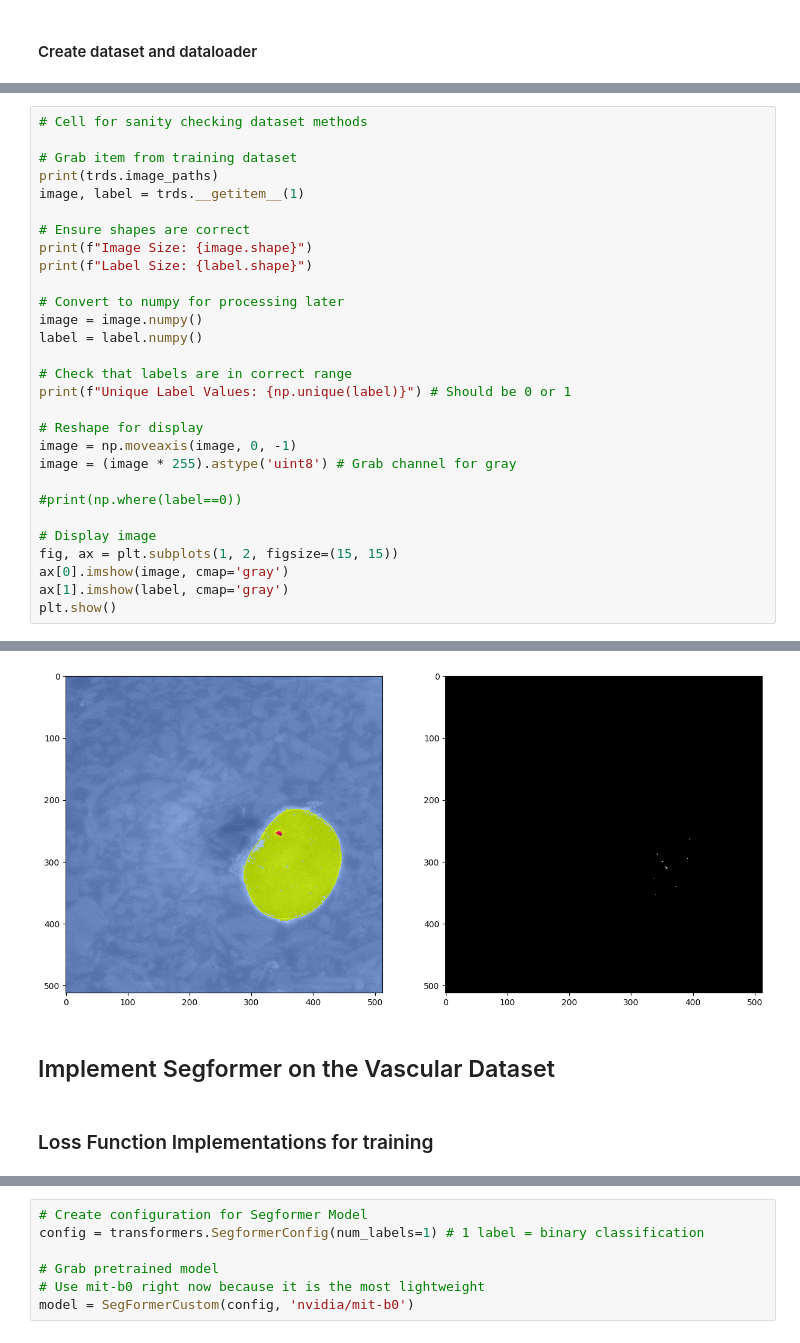
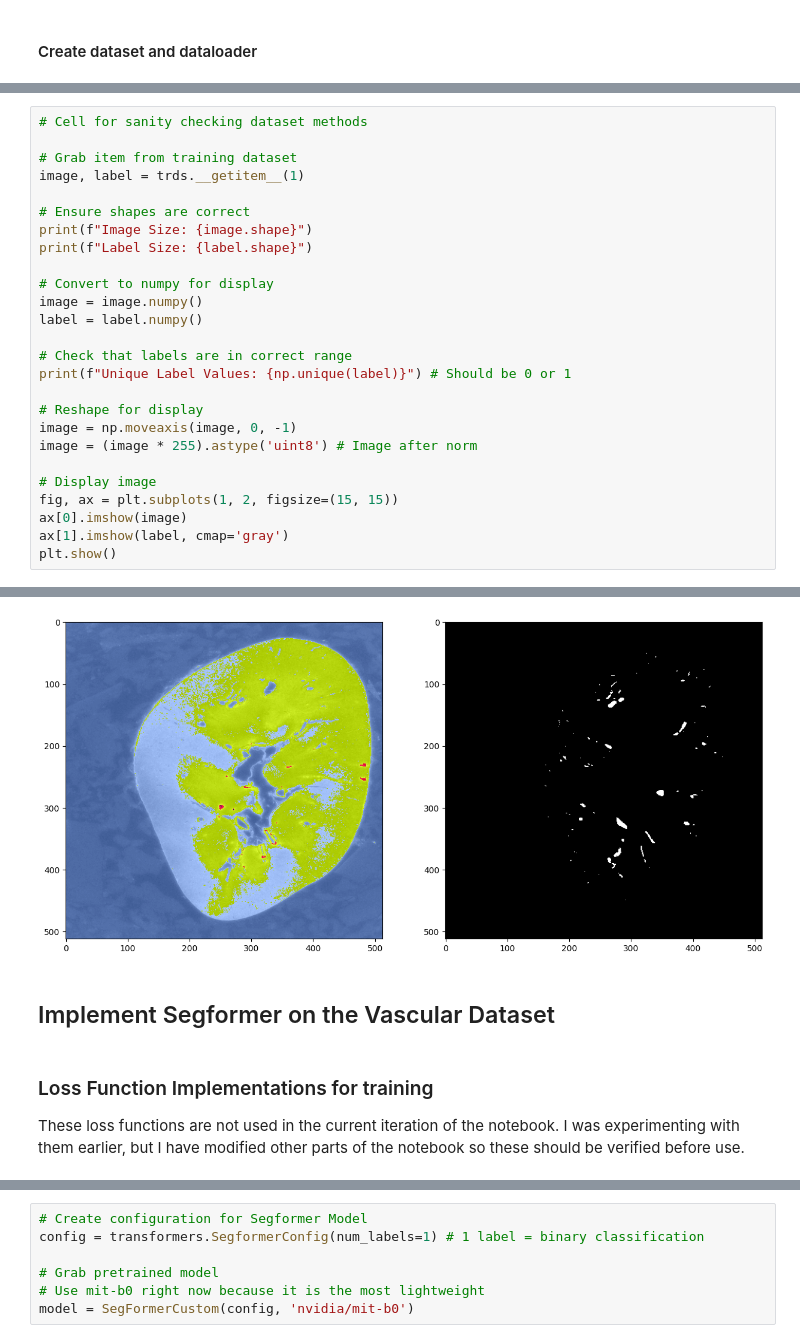
Before and after one commit to Akettle44/SenNetworks, a Jupyter notebook: transformers.ipynb, the cells around one changed output, grey strips where cells are left out. Saved outputs shown, nothing was run; the diff lists cells and outputs as text.

```diff
--- a/transformers.ipynb
+++ b/transformers.ipynb
@@ -253,14 +258,13 @@ test_loader = torch.utils.data.DataLoader(teds, batch_size=1) # Batch size 1 for
 # Cell for sanity checking dataset methods
 
 # Grab item from training dataset
-print(trds.image_paths)
 image, label = trds.__getitem__(1)
 
 # Ensure shapes are correct
 print(f"Image Size: {image.shape}")
 print(f"Label Size: {label.shape}")
 
-# Convert to numpy for processing later
+# Convert to numpy for display
 image = image.numpy()
 label = label.numpy()
 
@@ -269,13 +273,11 @@ print(f"Unique Label Values: {np.unique(label)}") # Should be 0 or 1
 
 # Reshape for display
 image = np.moveaxis(image, 0, -1)
-image = (image * 255).astype('uint8') # Grab channel for gray
-
-#print(np.where(label==0))
+image = (image * 255).astype('uint8') # Image after norm
 
 # Display image
 fig, ax = plt.subplots(1, 2, figsize=(15, 15))
-ax[0].imshow(image, cmap='gray')
+ax[0].imshow(image)
 ax[1].imshow(label, cmap='gray')
 plt.show()
 # %% [output]
@@ -289,11 +284,13 @@ plt.show()
 Image Size: torch.Size([3, 512, 512])
 Label Size: torch.Size([512, 512])
 Unique Label Values: [0 1]
-[figure, old version]
+[figure, new version]
 # %% [markdown]
 ## Implement Segformer on the Vascular Dataset
-# %% [markdown]
-### Loss Function Implementations for training
+# %% [markdown]
+### Loss Function Implementations for training
+
+These loss functions are not used in the current iteration of the notebook. I was experimenting with them earlier, but I have modified other parts of the notebook so these should be verified before use.
 # %%
 # Pytorch Dice Loss Implmentation Modified from: https://www.kaggle.com/code/bigironsphere/loss-function-library-keras-pytorch
 # DiceLoss for cross entropy loss (assumes num_classes > 1)
```
Also changed, not shown: parts of 18 cells of this notebook, 1 other file.
